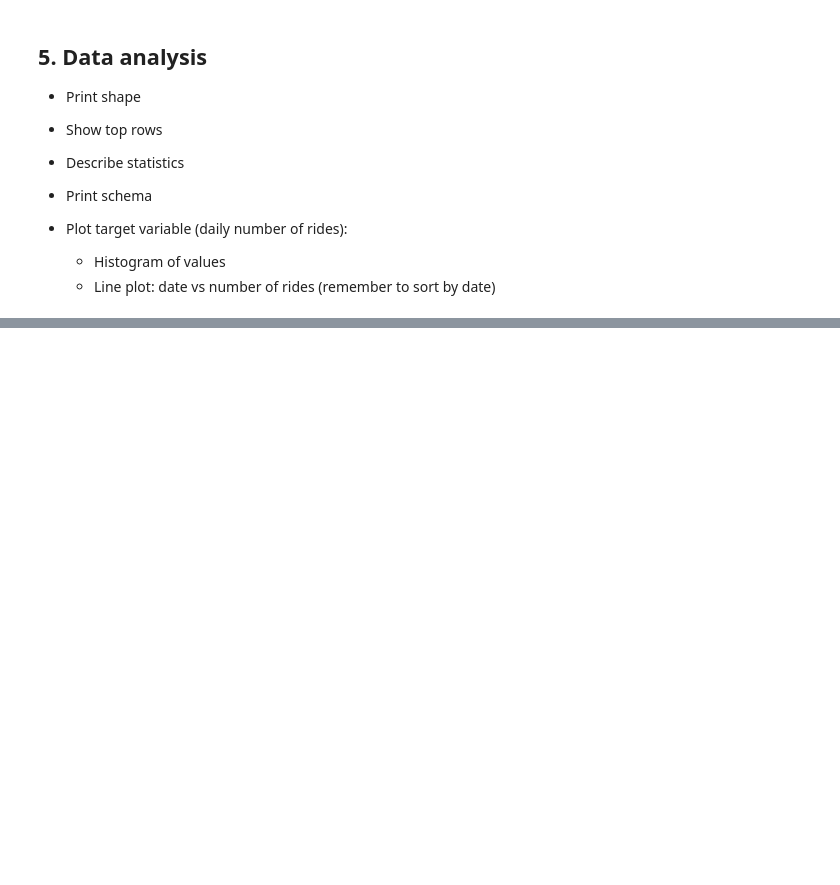
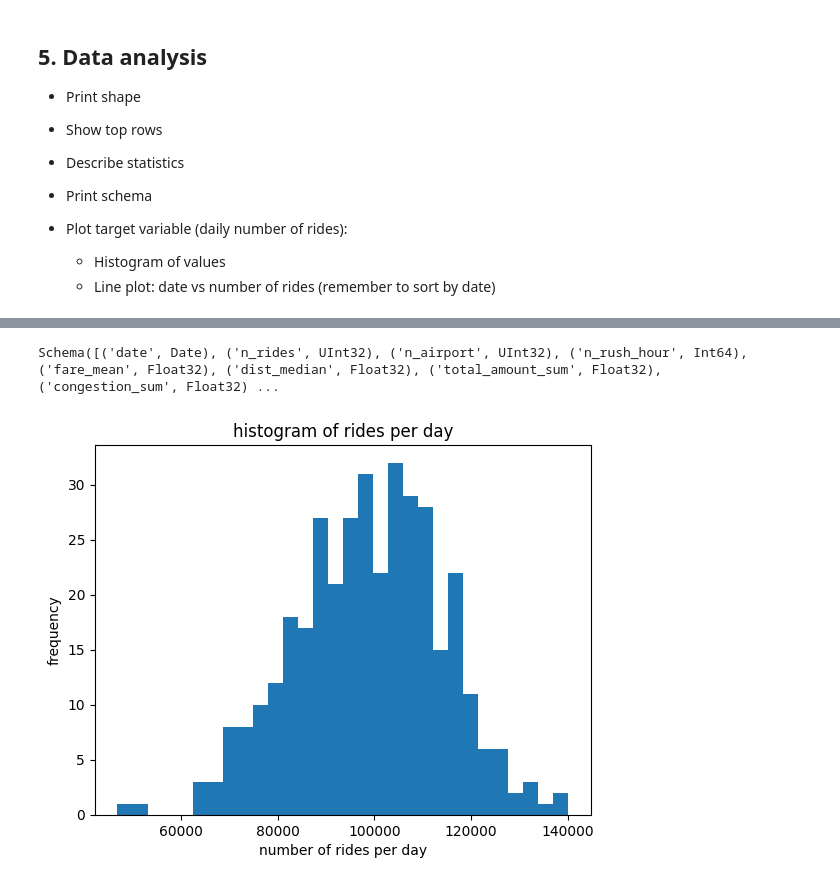
Before and after one commit to Virtual23PRO/lab_3MLProject, a Jupyter notebook: homework.ipynb, the cells around one changed output, grey strips where cells are left out. Drawn from its saved outputs; the diff is of its cells as text; code cells hidden in the pictures; blank space fills up the shorter version.

```diff
--- a/homework.ipynb
+++ b/homework.ipynb
@@ -213,3 +213,6 @@ result.write_parquet("dataset.parquet")
 - Plot target variable (daily number of rides):
   - Histogram of values
   - Line plot: date vs number of rides (remember to sort by date)
+# %%
+
+df= pl.read_parquet("dataset.parquet")
@@ -215,0 +257,14 @@ result.write_parquet("dataset.parquet")
+# %%
+print(df.schema)
+# %% [output]
+Schema([('date', Date), ('n_rides', UInt32), ('n_airport', UInt32), ('n_rush_hour', Int64), ('fare_mean', Float32), ('dist_median', Float32), ('total_amount_sum', Float32), ('congestion_sum', Float32) ...
+# %%
+y = "n_rides" if "n_rides" in df.columns else "total_rides"
+
+plt.hist(df[y], bins=30)
+plt.xlabel("number of rides per day")
+plt.ylabel("frequency")
+plt.title("histogram of rides per day")
+plt.show()
+# %% [output]
+[figure, added]
```
Also changed, not shown: parts of 3 cells of this notebook.
